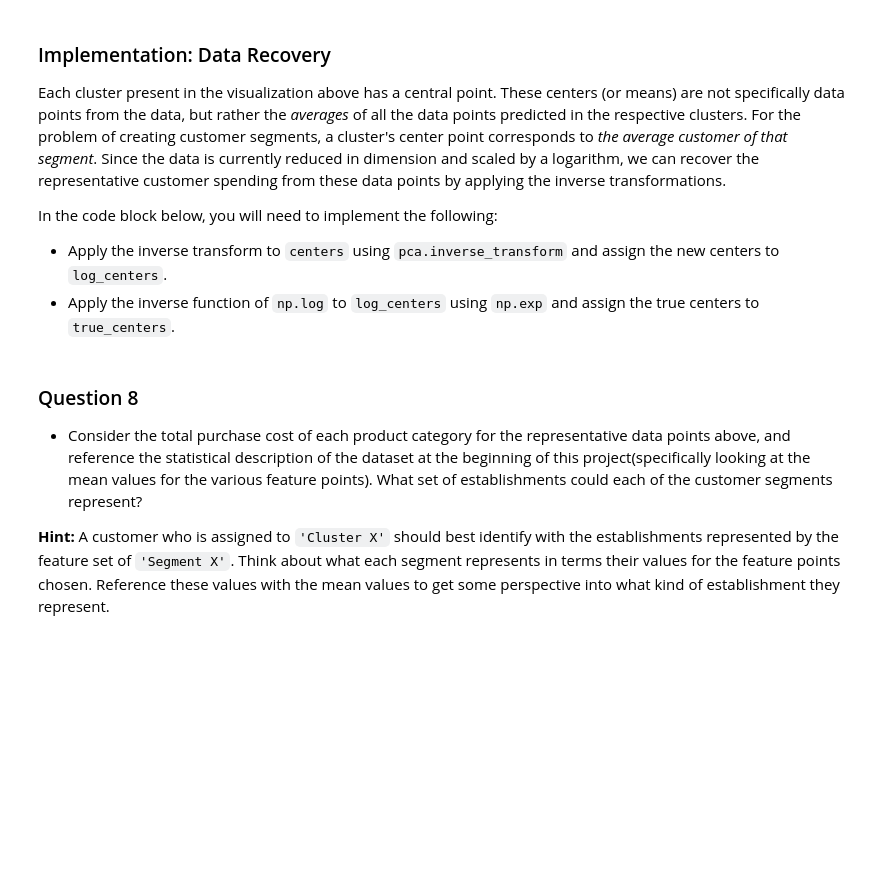
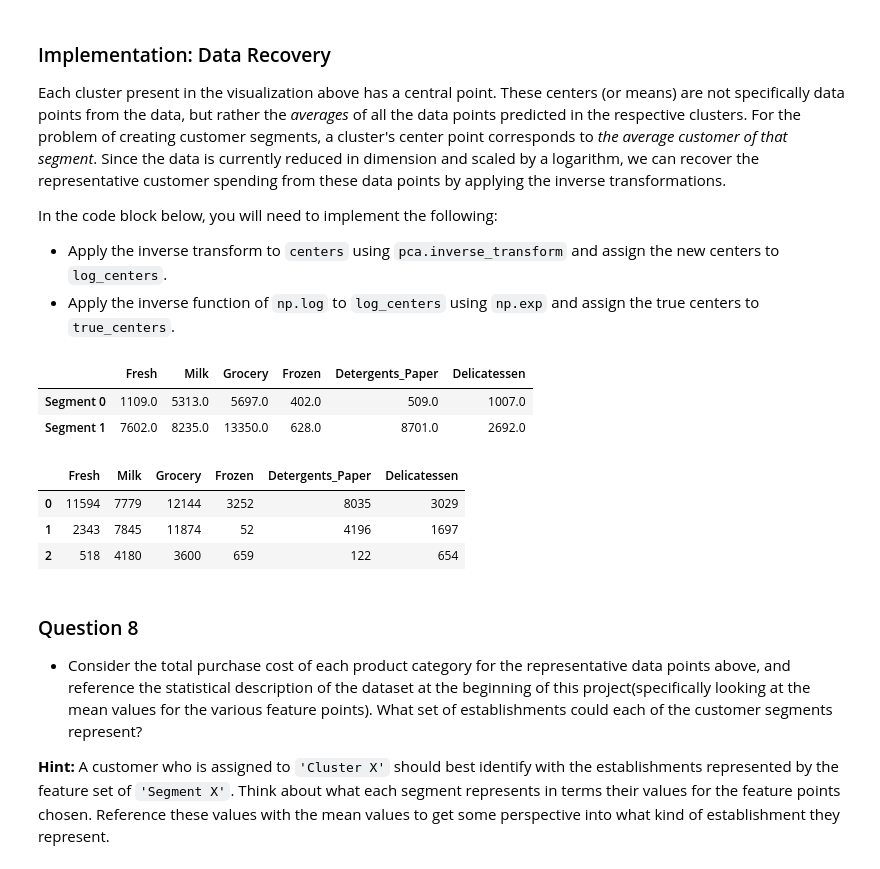
Before and after one commit to gtg269c/customer_segments, a Jupyter notebook: customer_segments.ipynb, the cells around one changed output. Drawn from its saved outputs; the diff is of its cells as text; code cells hidden in the pictures; blank space fills up the shorter version.

Commit message:
Completed the customer segmentation project first round with all 12 questions

```diff
--- a/customer_segments.ipynb
+++ b/customer_segments.ipynb
@@ -294,13 +467,13 @@ In the code block below, you will need to implement the following:
  - Apply a PCA transformation of `log_samples` using `pca.transform`, and assign the results to `pca_samples`.
 # %%
 # TODO: Apply PCA by fitting the good data with only two dimensions
-pca = None
+pca = PCA(n_components=2)
 
 # TODO: Transform the good data using the PCA fit above
-reduced_data = None
+reduced_data = pca.fit_transform(good_data)
 
 # TODO: Transform log_samples using the PCA fit above
-pca_samples = None
+pca_samples = pca.fit_transform(log_samples)
 
 # Create a DataFrame for the reduced data
 reduced_data = pd.DataFrame(reduced_data, columns = ['Dimension 1', 'Dimension 2'])
@@ -350,17 +537,25 @@ In the code block below, you will need to implement the following:
  - Import `sklearn.metrics.silhouette_score` and calculate the silhouette score of `reduced_data` against `preds`.
    - Assign the silhouette score to `score` and print the result.
 # %%
+from sklearn.cluster import KMeans
+from sklearn.metrics import silhouette_score
+
+kmeans = KMeans(n_clusters=2, random_state=0)
+
+
 # TODO: Apply your clustering algorithm of choice to the reduced data
-clusterer = None
+clusterer = kmeans.fit(reduced_data)
 
 # TODO: Predict the cluster for each data point
-preds = None
+preds = clusterer.predict(reduced_data)
 
 # TODO: Find the cluster centers
-centers = None
+centers = clusterer.cluster_centers_
 
 # TODO: Predict the cluster for each transformed sample data point
-sample_preds = None
+sample_preds = clusterer.predict(pca_samples)
 
 # TODO: Calculate the mean silhouette coefficient for the number of clusters chosen
-score = None
+score = silhouette_score(reduced_data, preds)
+
+print(score)
@@ -385,17 +600,30 @@ In the code block below, you will need to implement the following:
  - Apply the inverse transform to `centers` using `pca.inverse_transform` and assign the new centers to `log_centers`.
  - Apply the inverse function of `np.log` to `log_centers` using `np.exp` and assign the true centers to `true_centers`.
 # %%
+#from sklearn.decomposition import inverse_transform
+
 # TODO: Inverse transform the centers
-log_centers = None
+log_centers = pca.inverse_transform(centers)
 
 # TODO: Exponentiate the centers
-true_centers = None
+true_centers = np.exp(log_centers)
 
 # Display the true centers
 segments = ['Segment {}'.format(i) for i in range(0,len(centers))]
 true_centers = pd.DataFrame(np.round(true_centers), columns = data.keys())
 true_centers.index = segments
 display(true_centers)
+# %% [output]
+|  | Fresh | Milk | Grocery | Frozen | Detergents_Paper | Delicatessen |
+| Segment 0 | 1109.0 | 5313.0 | 5697.0 | 402.0 | 509.0 | 1007.0 |
+| Segment 1 | 7602.0 | 8235.0 | 13350.0 | 628.0 | 8701.0 | 2692.0 |
+# %%
+samples
+# %% [output]
+|  | Fresh | Milk | Grocery | Frozen | Detergents_Paper | Delicatessen |
+| 0 | 11594 | 7779 | 12144 | 3252 | 8035 | 3029 |
+| 1 | 2343 | 7845 | 11874 | 52 | 4196 | 1697 |
+| 2 | 518 | 4180 | 3600 | 659 | 122 | 654 |
 # %% [markdown]
 ### Question 8
 
```
Also changed, not shown: parts of 30 cells of this notebook.
